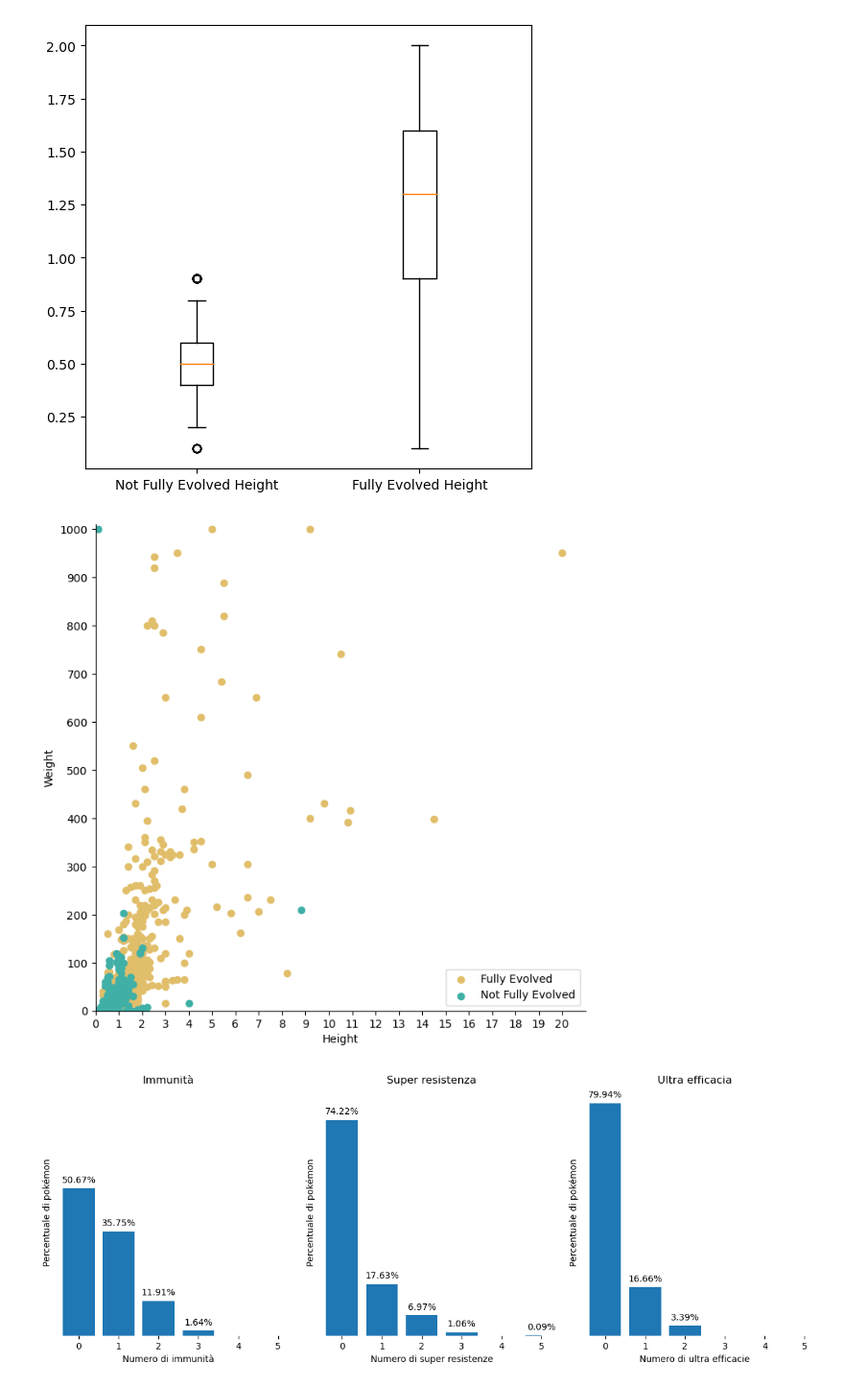
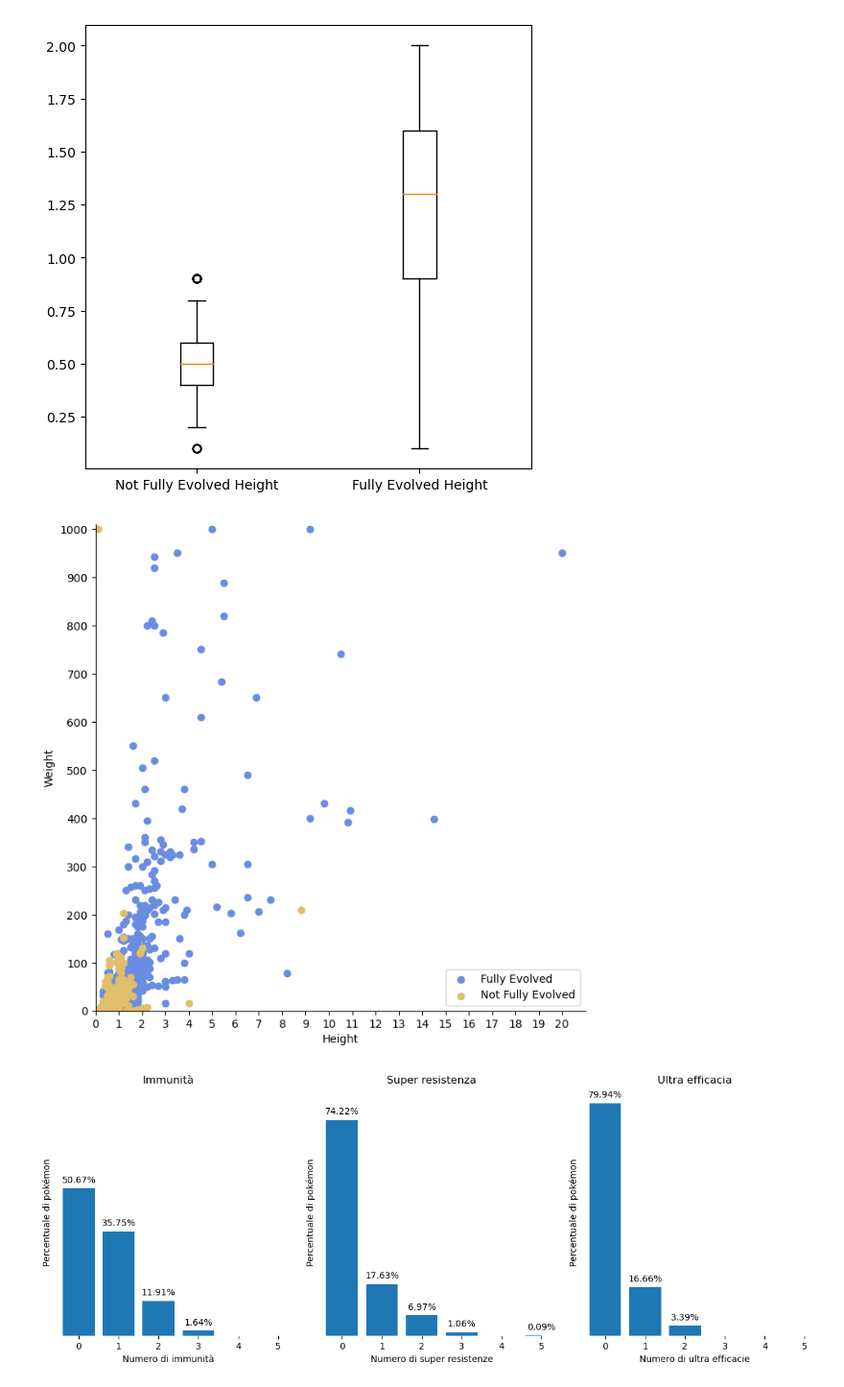
Before and after one commit to Mantotheale/PokemonScientificVisualization, a Jupyter notebook: Pokemon_notebook.ipynb, the cells around one changed output. Shown at 96% size. Saved outputs shown, nothing was run; the diff lists cells and outputs as text; code cells hidden in the pictures.

```diff
--- a/Pokemon_notebook.ipynb
+++ b/Pokemon_notebook.ipynb
@@ -360,22 +360,22 @@ plt.show()
 [figure]
 # %%
 plt.figure(figsize=(8,8))
-plt.scatter(feHeights, feWeights, color='#E1BE6A', label='Fully Evolved')
-plt.scatter(nfeHeights, nfeWeights, color='#40B0A6', label='Not Fully Evolved')
+plt.scatter(feHeights, feWeights, color='#6A8DE1', label='Fully Evolved')
+plt.scatter(nfeHeights, nfeWeights, color='#E1BE6A', label='Not Fully Evolved')
 plt.legend()
 plt.xlabel('Height')
 plt.ylabel('Weight')
 plt.xticks(range(0, 21))
 plt.yticks(range(0, 1100, 100))
 plt.xlim(0, 21)
 plt.ylim(0, 1010)
 
 ax = plt.gca()
 ax.spines[['right', 'top']].set_visible(False)
 
 plt.show()
 # %% [output]
-[figure, old version]
+[figure, new version]
 # %%
 def amountMultiplier(x, mul):
     k = 0
```
Also changed, not shown: parts of 16 cells of this notebook.
